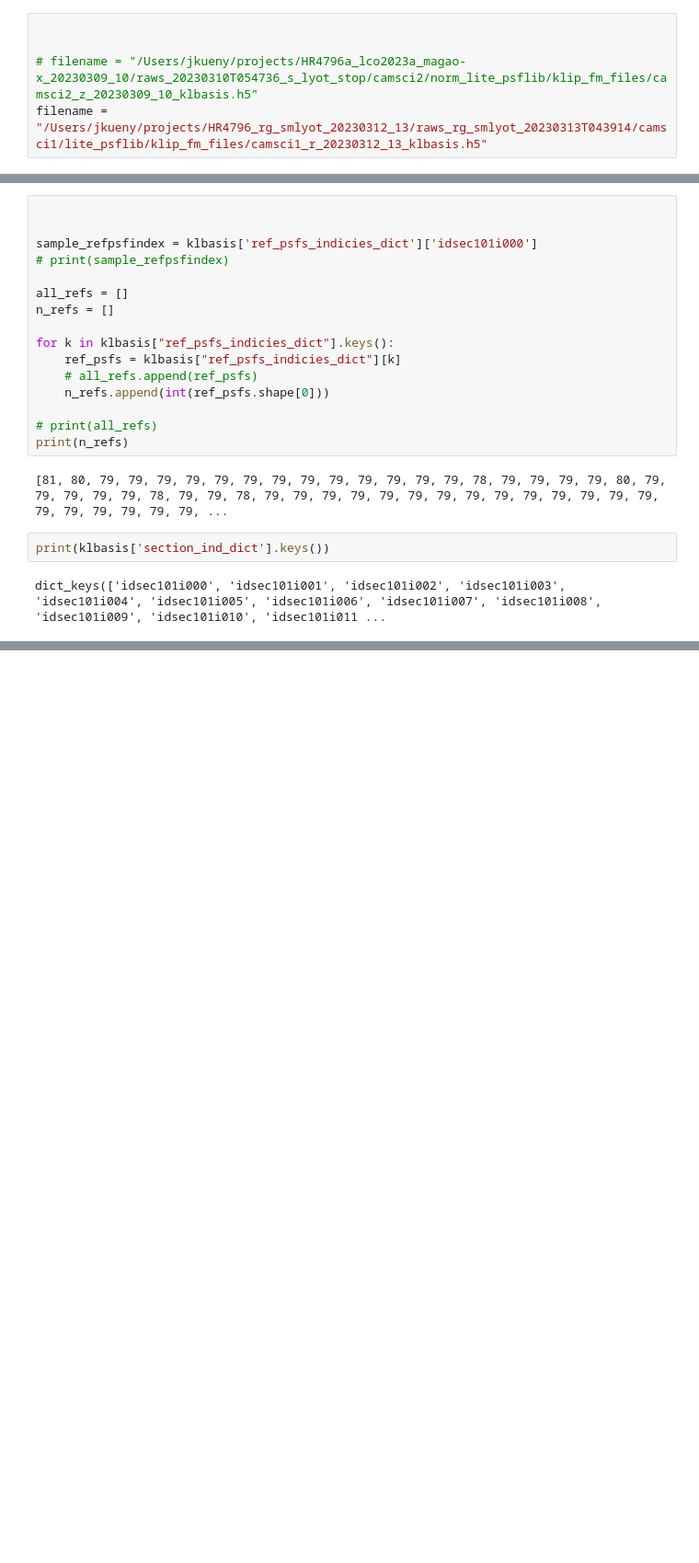
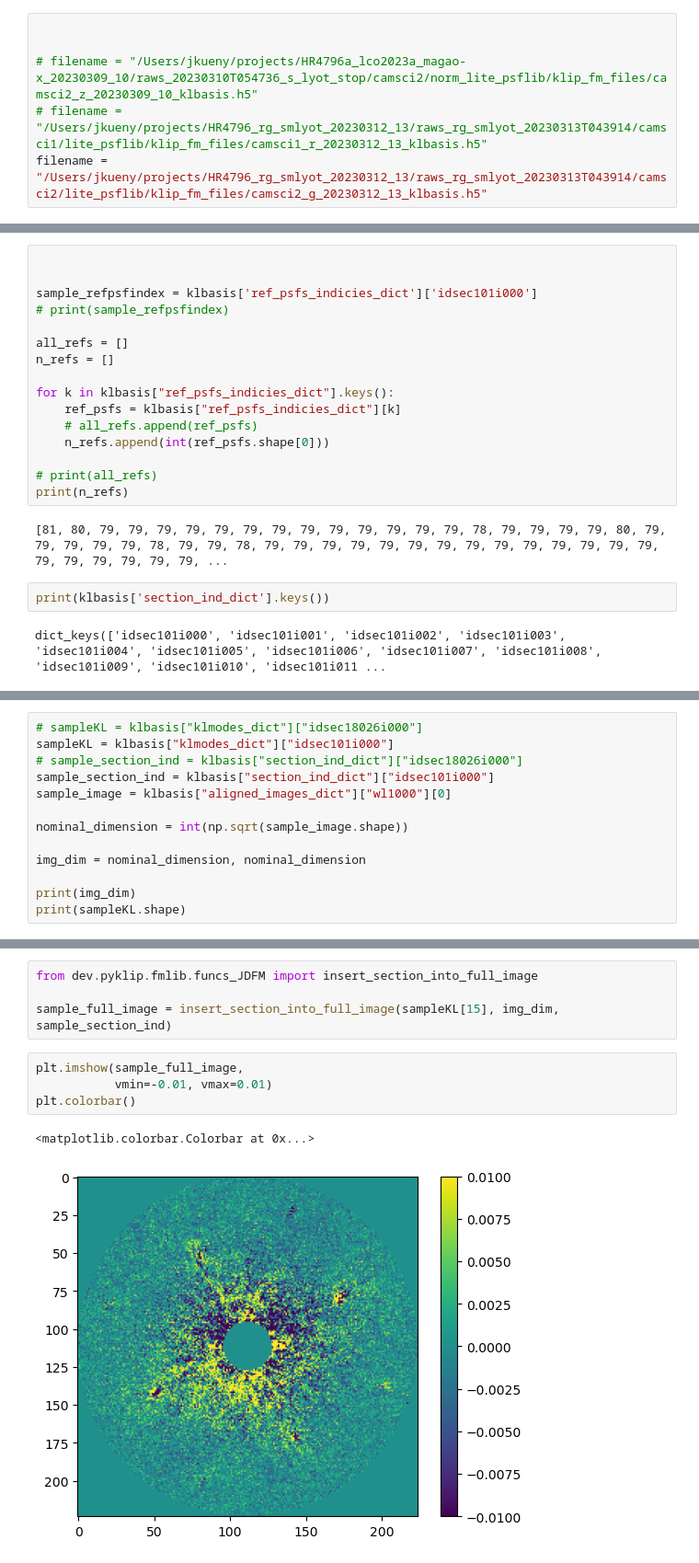
Before and after one commit to jkueny/debrisdisk_freeform_fit_and_plot, a Jupyter notebook: notebooks/explore_klbasis_h5.ipynb, the cells around one changed output, grey strips where cells are left out. Shown: that part at 92% size. Drawn from its saved outputs; the diff is of its cells as text; blank space fills up the shorter version.

```diff
--- a/notebooks/explore_klbasis_h5.ipynb
+++ b/notebooks/explore_klbasis_h5.ipynb
@@ -6,7 +6,8 @@ import matplotlib.pyplot as plt
 
 
 # filename = "/Users/jkueny/projects/HR4796a_lco2023a_magao-x_20230309_10/raws_20230310T054736_s_lyot_stop/camsci2/norm_lite_psflib/klip_fm_files/camsci2_z_20230309_10_klbasis.h5"
-filename = "/Users/jkueny/projects/HR4796_rg_smlyot_20230312_13/raws_rg_smlyot_20230313T043914/camsci1/lite_psflib/klip_fm_files/camsci1_r_20230312_13_klbasis.h5"
+# filename = "/Users/jkueny/projects/HR4796_rg_smlyot_20230312_13/raws_rg_smlyot_20230313T043914/camsci1/lite_psflib/klip_fm_files/camsci1_r_20230312_13_klbasis.h5"
+filename = "/Users/jkueny/projects/HR4796_rg_smlyot_20230312_13/raws_rg_smlyot_20230313T043914/camsci2/lite_psflib/klip_fm_files/camsci2_g_20230312_13_klbasis.h5"
 # %%
 def _recursively_load_dict_contents_from_group(h5file, path):
     """
@@ -186,0 +190,13 @@ print(sample_sectionind)
+# %%
+# sampleKL = klbasis["klmodes_dict"]["idsec18026i000"]
+sampleKL = klbasis["klmodes_dict"]["idsec101i000"]
+# sample_section_ind = klbasis["section_ind_dict"]["idsec18026i000"]
+sample_section_ind = klbasis["section_ind_dict"]["idsec101i000"]
+sample_image = klbasis["aligned_images_dict"]["wl1000"][0]
+
+nominal_dimension = int(np.sqrt(sample_image.shape))
+
+img_dim = nominal_dimension, nominal_dimension
+
+print(img_dim)
+print(sampleKL.shape)
@@ -186,0 +211,11 @@ print(sample_sectionind)
+# %%
+from dev.pyklip.fmlib.funcs_JDFM import insert_section_into_full_image
+
+sample_full_image = insert_section_into_full_image(sampleKL[15], img_dim, sample_section_ind)
+# %%
+plt.imshow(sample_full_image,
+           vmin=-0.01, vmax=0.01)
+plt.colorbar()
+# %% [output]
+<matplotlib.colorbar.Colorbar at 0x...>
+[figure, added]
```
Also changed, not shown: parts of 5 cells of this notebook, 2 other files.
